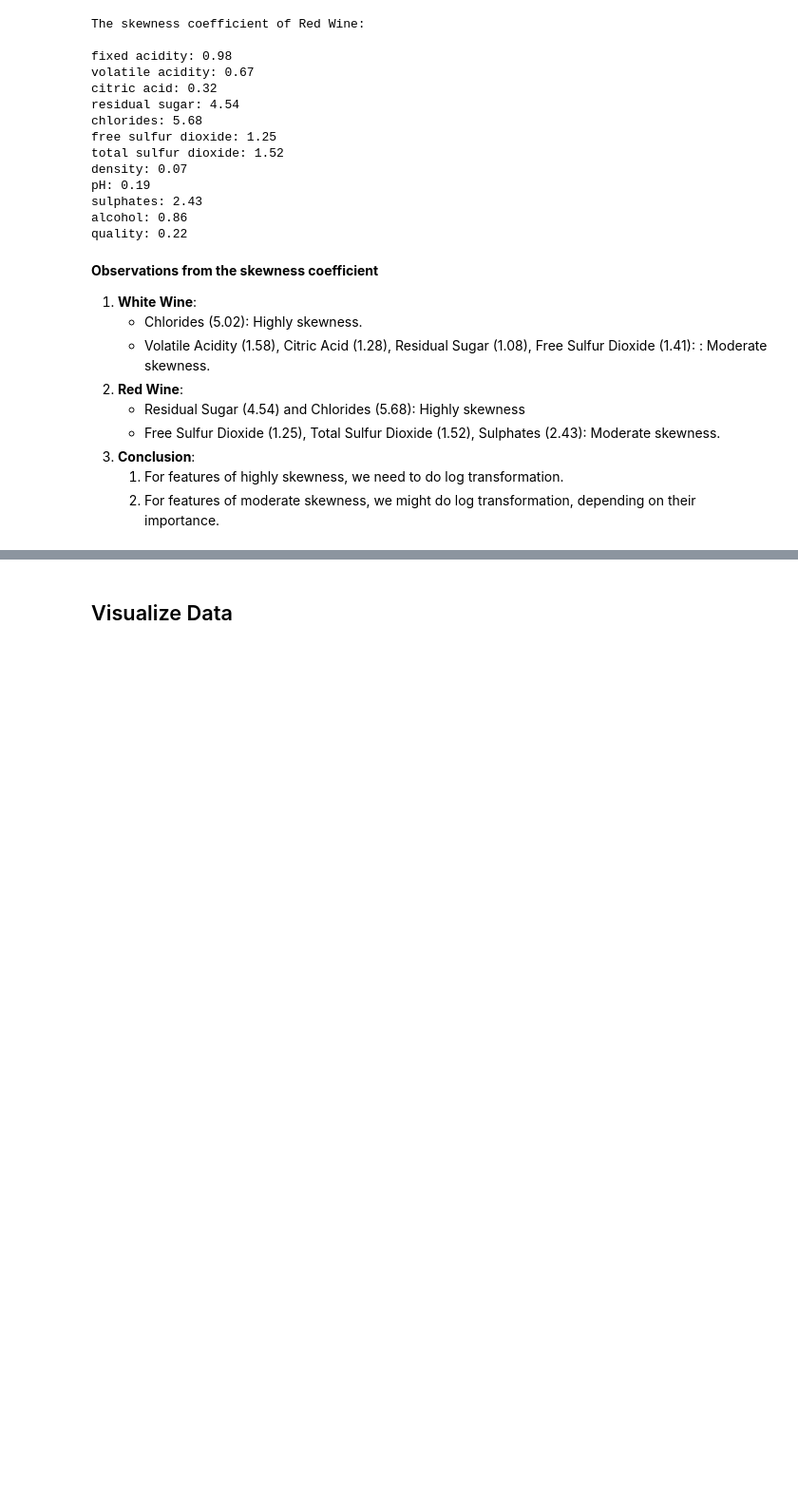
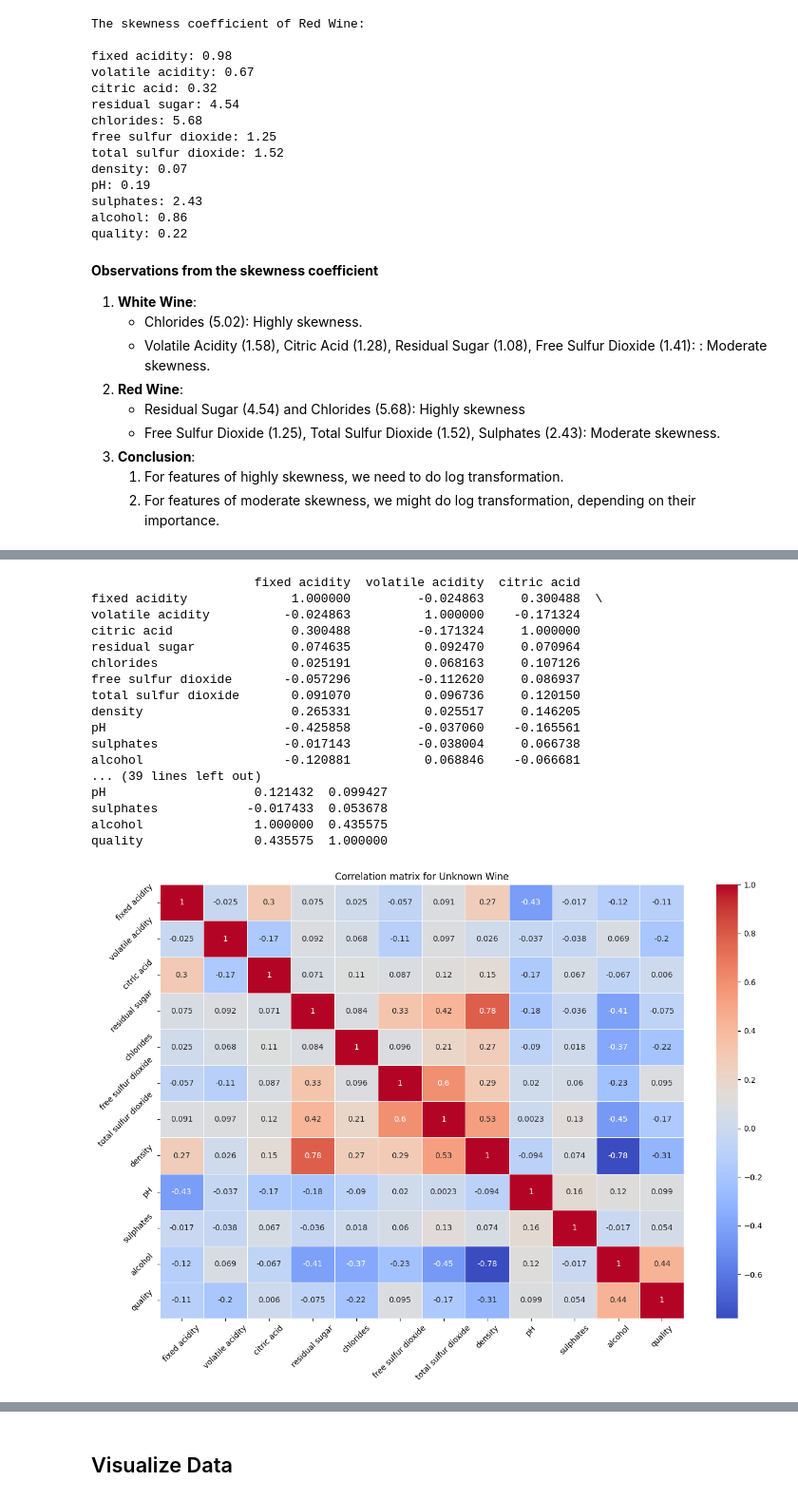
Before and after one commit to ZofiaSamsel/Wine_quality, a Jupyter notebook: main.ipynb, the cells around one changed output, grey strips where cells are left out. Shown at 95% size. Saved outputs shown, nothing was run; the diff lists cells and outputs as text; code cells hidden in the pictures; blank space fills up the shorter version.

```diff
--- a/main.ipynb
+++ b/main.ipynb
@@ -431,0 +526,21 @@ create_heat_map(df_white_wine)
+# %%
+create_heat_map(log_white_wine_df)
+# %% [output]
+                      fixed acidity  volatile acidity  citric acid
+fixed acidity              1.000000         -0.024863     0.300488  \
+volatile acidity          -0.024863          1.000000    -0.171324
+citric acid                0.300488         -0.171324     1.000000
+residual sugar             0.074635          0.092470     0.070964
+chlorides                  0.025191          0.068163     0.107126
+free sulfur dioxide       -0.057296         -0.112620     0.086937
+total sulfur dioxide       0.091070          0.096736     0.120150
+density                    0.265331          0.025517     0.146205
+pH                        -0.425858         -0.037060    -0.165561
+sulphates                 -0.017143         -0.038004     0.066738
+alcohol                   -0.120881          0.068846    -0.066681
+... (39 lines left out)
+pH                    0.121432  0.099427
+sulphates            -0.017433  0.053678
+alcohol               1.000000  0.435575
+quality               0.435575  1.000000
+[figure, added]
```
Also changed, not shown: parts of 11 cells of this notebook.
